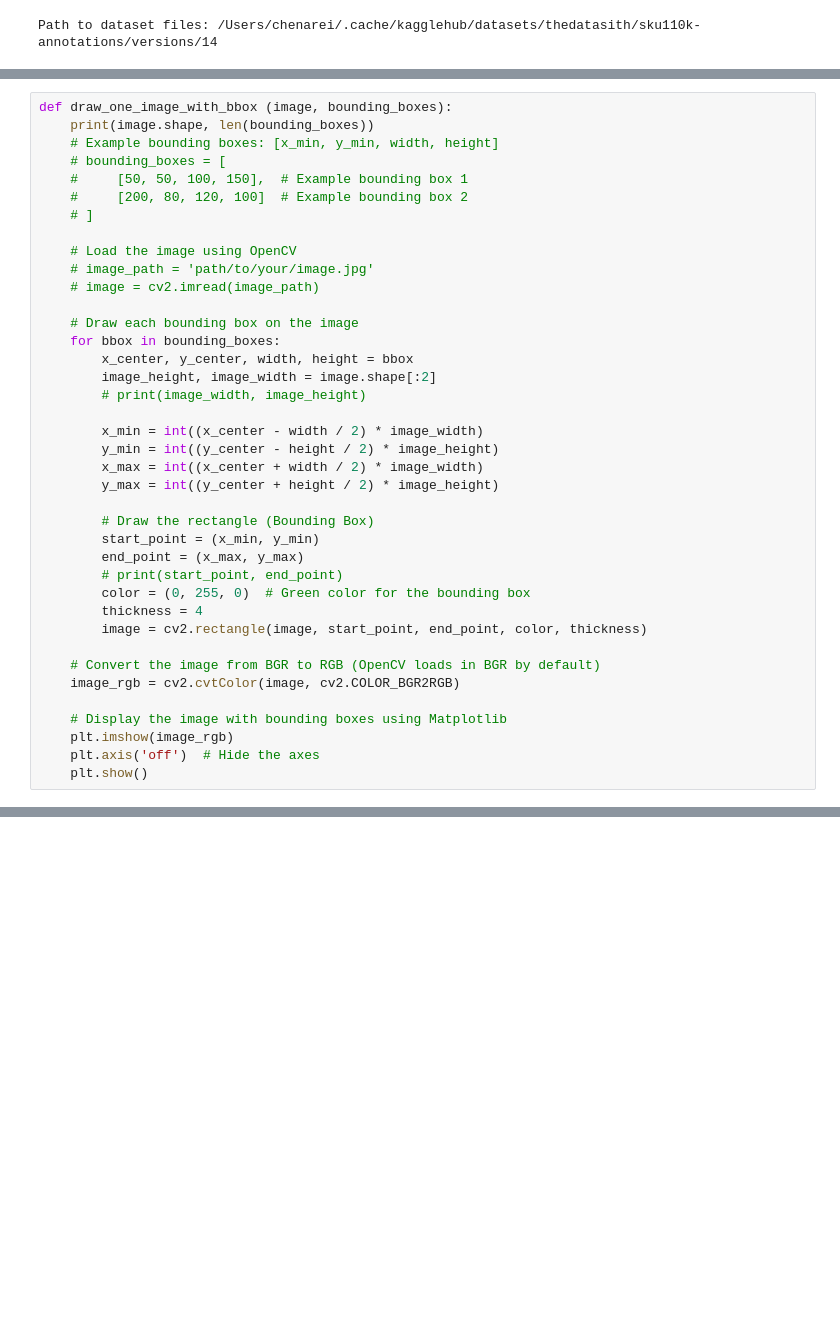
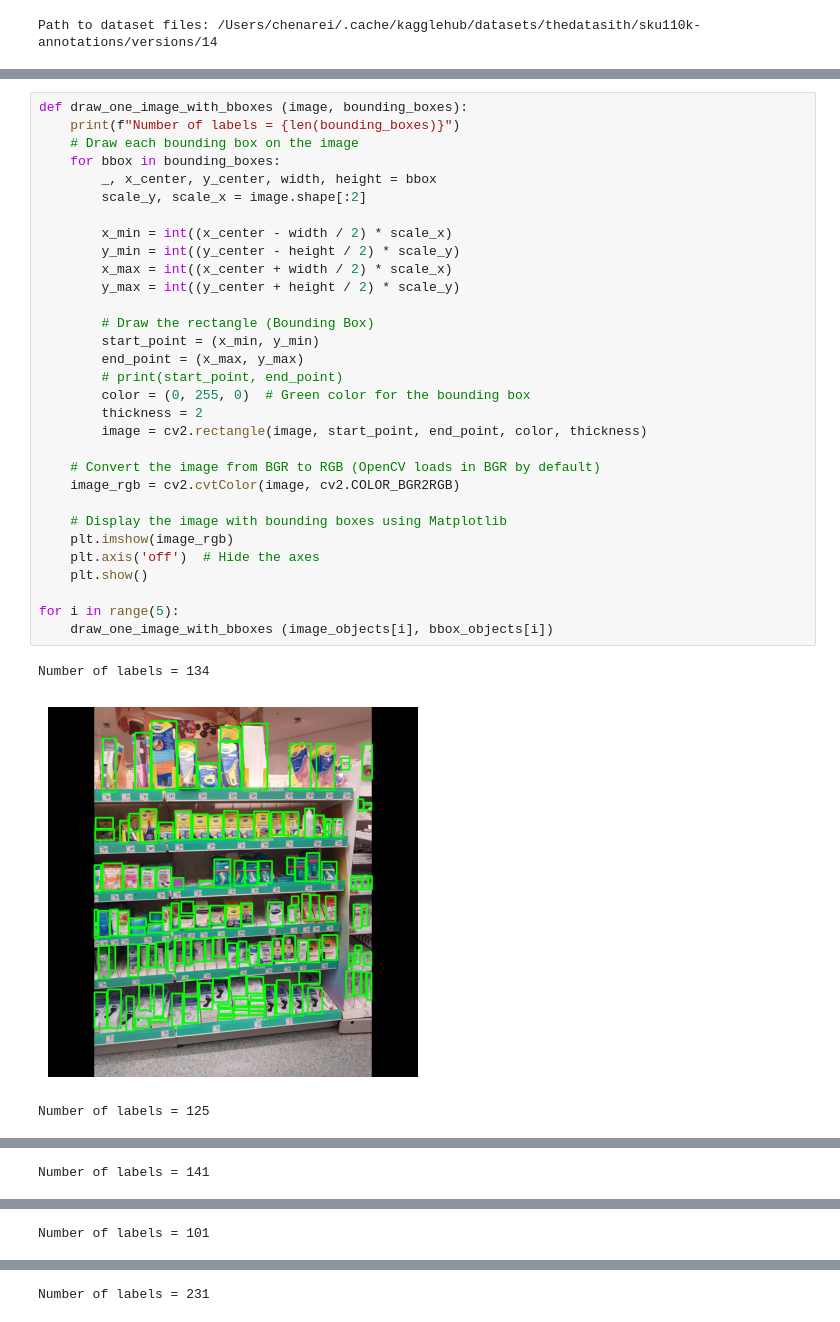
Before and after one commit to randyjhc/store-shelves-detector, a Jupyter notebook: shelves.ipynb, the cells around one changed output, grey strips where cells are left out. Saved outputs shown, nothing was run; the diff lists cells and outputs as text; blank space fills up the shorter version.

```diff
--- a/shelves.ipynb
+++ b/shelves.ipynb
@@ -96,39 +190,35 @@ for label_path in label_path_train:
 # %%
-def draw_one_image_with_bbox (image, bounding_boxes):
-    print(image.shape, len(bounding_boxes))
-    # Example bounding boxes: [x_min, y_min, width, height]
-    # bounding_boxes = [
-    #     [50, 50, 100, 150],  # Example bounding box 1
-    #     [200, 80, 120, 100]  # Example bounding box 2
-    # ]
-
-    # Load the image using OpenCV
-    # image_path = 'path/to/your/image.jpg'
-    # image = cv2.imread(image_path)
-
+def draw_one_image_with_bboxes (image, bounding_boxes):
+    print(f"Number of labels = {len(bounding_boxes)}")
     # Draw each bounding box on the image
     for bbox in bounding_boxes:
-        x_center, y_center, width, height = bbox
-        image_height, image_width = image.shape[:2]
-        # print(image_width, image_height)
+        _, x_center, y_center, width, height = bbox
+        scale_y, scale_x = image.shape[:2]
 
-        x_min = int((x_center - width / 2) * image_width)
-        y_min = int((y_center - height / 2) * image_height)
-        x_max = int((x_center + width / 2) * image_width)
-        y_max = int((y_center + height / 2) * image_height)
+        x_min = int((x_center - width / 2) * scale_x)
+        y_min = int((y_center - height / 2) * scale_y)
+        x_max = int((x_center + width / 2) * scale_x)
+        y_max = int((y_center + height / 2) * scale_y)
 
         # Draw the rectangle (Bounding Box)
         start_point = (x_min, y_min)
         end_point = (x_max, y_max)
         # print(start_point, end_point)
         color = (0, 255, 0)  # Green color for the bounding box
-        thickness = 4
+        thickness = 2
         image = cv2.rectangle(image, start_point, end_point, color, thickness)
 
     # Convert the image from BGR to RGB (OpenCV loads in BGR by default)
     image_rgb = cv2.cvtColor(image, cv2.COLOR_BGR2RGB)
 
     # Display the image with bounding boxes using Matplotlib
     plt.imshow(image_rgb)
     plt.axis('off')  # Hide the axes
     plt.show()
+
+for i in range(5):
+    draw_one_image_with_bboxes (image_objects[i], bbox_objects[i])
+# %% [output]
+Number of labels = 134
+[figure, added]
+Number of labels = 125
@@ -134,0 +226 @@ def draw_one_image_with_bbox (image, bounding_boxes):
+Number of labels = 141
@@ -134,0 +228 @@ def draw_one_image_with_bbox (image, bounding_boxes):
+Number of labels = 101
@@ -134,0 +230 @@ def draw_one_image_with_bbox (image, bounding_boxes):
+Number of labels = 231
```
Also changed, not shown: parts of 15 cells of this notebook, 15 other files.
